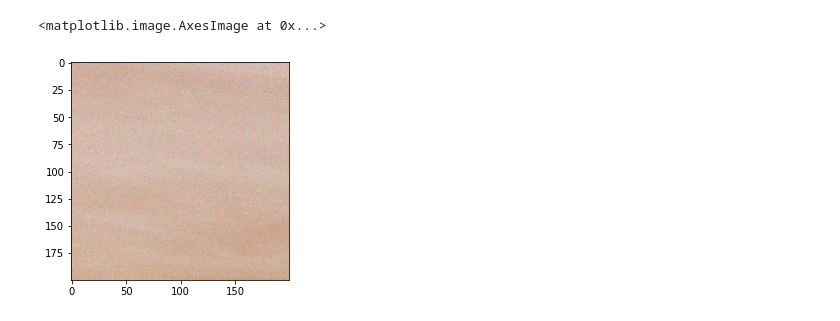
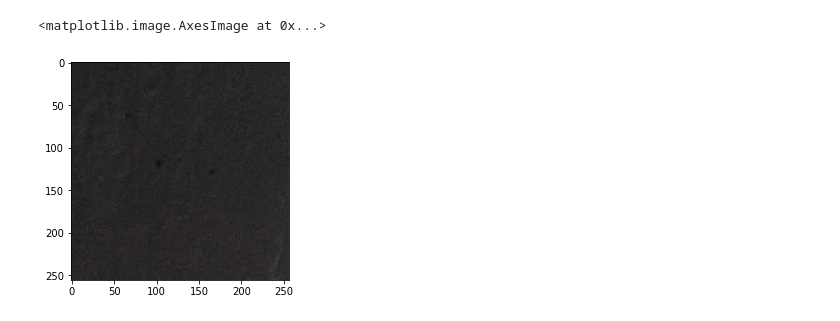
Before and after one commit to vinotharjun/pixelEnhancer, a Jupyter notebook: playground/jpeg.ipynb, the cells around one changed output. Drawn from its saved outputs; the diff is of its cells as text; code cells hidden in the pictures.

```diff
--- a/playground/jpeg.ipynb
+++ b/playground/jpeg.ipynb
@@ -6,3 +10,4 @@ from enhancer.data.lqgt import *
 # %%
 noise_path = ".././dataset/df2k/Corrupted_noise"
+noise_path = None
 # %%
@@ -57,5 +74,5 @@ plt.imshow(im_convert(d["noise"],denormalize=True))
 # %%
-plt.imshow(cv2.imread(noise_path+"/0830_80_4_000.png"))
+plt.imshow(cv2.imread(noise_path+"/Flickr2K_000036_000.png"))
 # %% [output]
 <matplotlib.image.AxesImage at 0x...>
-[figure, old version]
+[figure, new version]
```
Also changed, not shown: parts of 19 cells of this notebook, 5 other files.
